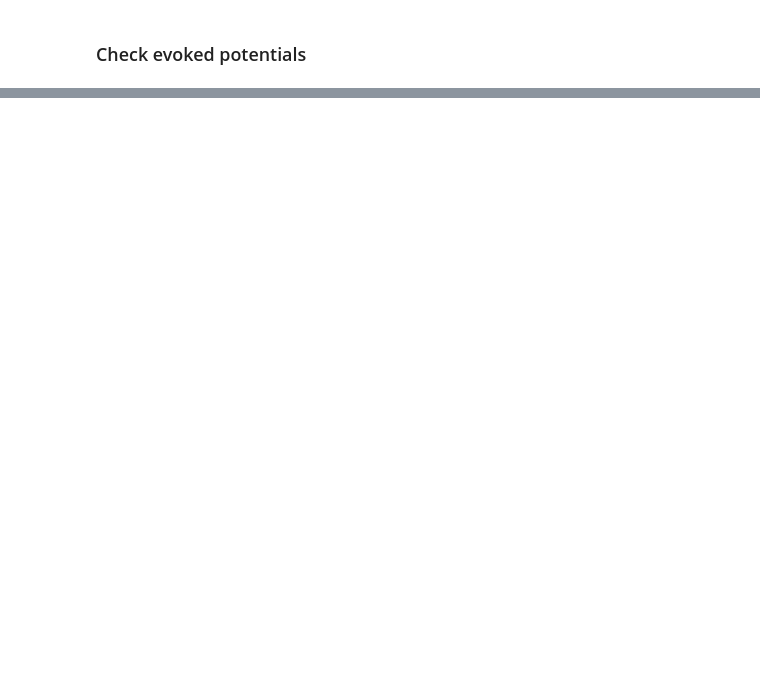
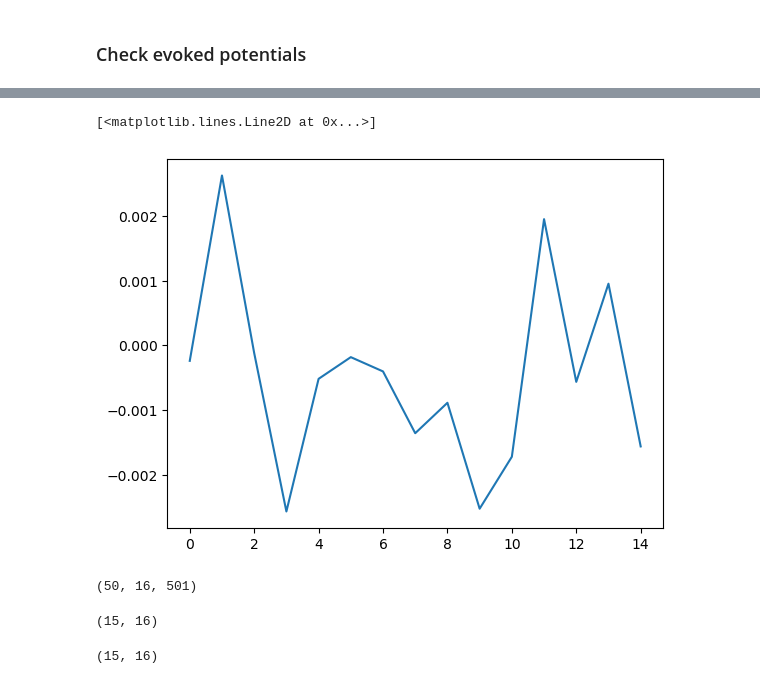
Before and after one commit to ViniciusLima94/EEG, a Jupyter notebook: notebooks/EEG-TEST.ipynb, the cells around one changed output, grey strips where cells are left out. Saved outputs shown, nothing was run; the diff lists cells and outputs as text; code cells hidden in the pictures; blank space fills up the shorter version.

```diff
--- a/notebooks/EEG-TEST.ipynb
+++ b/notebooks/EEG-TEST.ipynb
@@ -138,0 +238,4 @@ df_markers
+# %%
+csp = CSP()
+# %%
+csp.fit(np.concatenate((GO_ERP, NOGO_ERP)), [1] * 50 + [0] * 50)
@@ -138,0 +254,17 @@ df_markers
+# %%
+plt.plot( csp.filters_[:, 0] )
+# %% [output]
+[<matplotlib.lines.Line2D at 0x...>]
+[figure, added]
+# %%
+NOGO_ERP.shape
+# %% [output]
+(50, 16, 501)
+# %%
+csp.patterns_.shape
+# %% [output]
+(15, 16)
+# %%
+csp.filters_.shape
+# %% [output]
+(15, 16)
```
Also changed, not shown: parts of 26 cells of this notebook, 10 other files.
